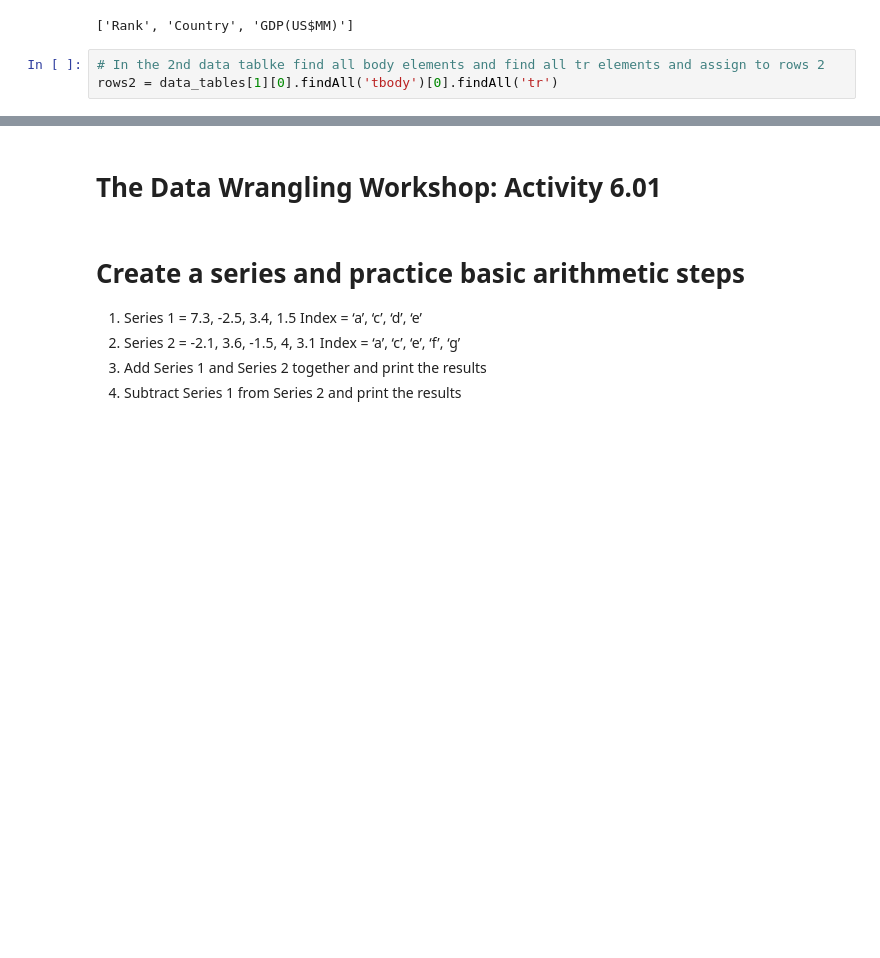
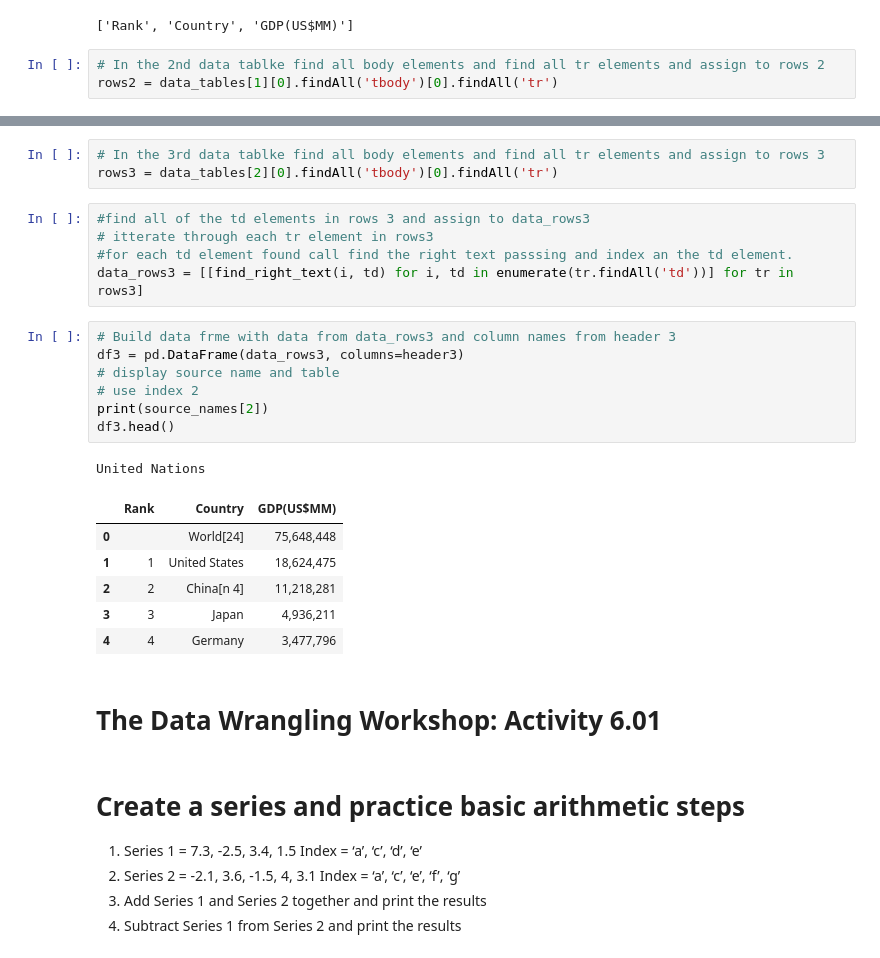
Before and after one commit to Matt-Heinen/DSC-540, a Jupyter notebook: Heinen DSC 540 Weeks 3 & 4.ipynb, the cells around one changed output, grey strips where cells are left out. Drawn from its saved outputs; the diff is of its cells as text; blank space fills up the shorter version.

```diff
--- a/Heinen DSC 540 Weeks 3 & 4.ipynb
+++ b/Heinen DSC 540 Weeks 3 & 4.ipynb
@@ -654,3 +667,26 @@ World Bank
+# %%
+# In the 3rd data tablke find all body elements and find all tr elements and assign to rows 3
+rows3 = data_tables[2][0].findAll('tbody')[0].findAll('tr')
+# %%
+#find all of the td elements in rows 3 and assign to data_rows3
+# itterate through each tr element in rows3
+#for each td element found call find the right text passsing and index an the td element.
+data_rows3 = [[find_right_text(i, td) for i, td in enumerate(tr.findAll('td'))] for tr in rows3]
+# %%
+# Build data frme with data from data_rows3 and column names from header 3
+df3 = pd.DataFrame(data_rows3, columns=header3)
+# display source name and table
+# use index 2
+print(source_names[2])
+df3.head()
+# %% [output]
+United Nations
+|  | Rank | Country | GDP(US$MM) |
+| 0 |  | World[24] | 75,648,448 |
+| 1 | 1 | United States | 18,624,475 |
+| 2 | 2 | China[n 4] | 11,218,281 |
+| 3 | 3 | Japan | 4,936,211 |
+| 4 | 4 | Germany | 3,477,796 |
 # %% [markdown]
 # The Data Wrangling Workshop: Activity 6.01
 # %% [markdown]
```
Also changed, not shown: parts of 4 cells of this notebook.
